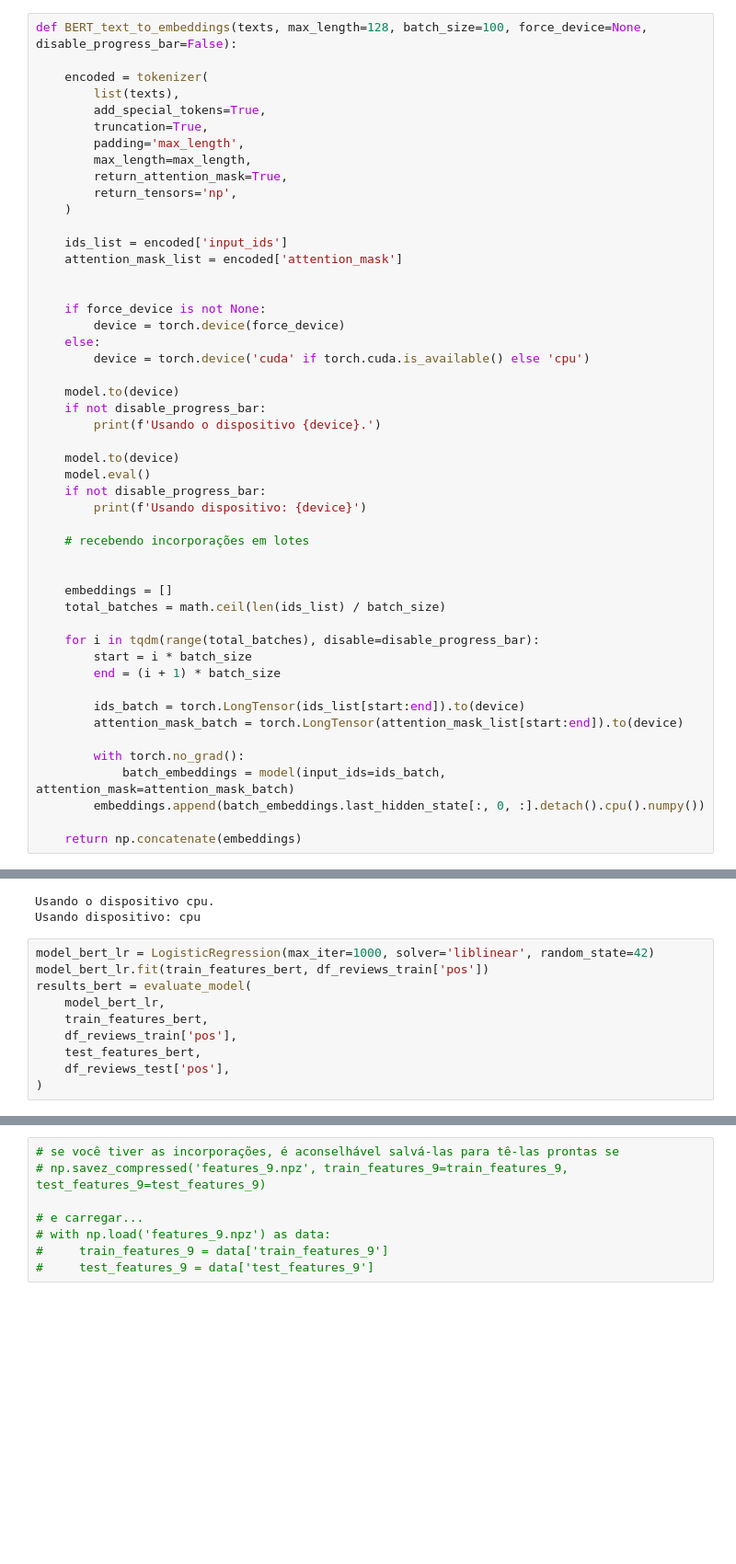
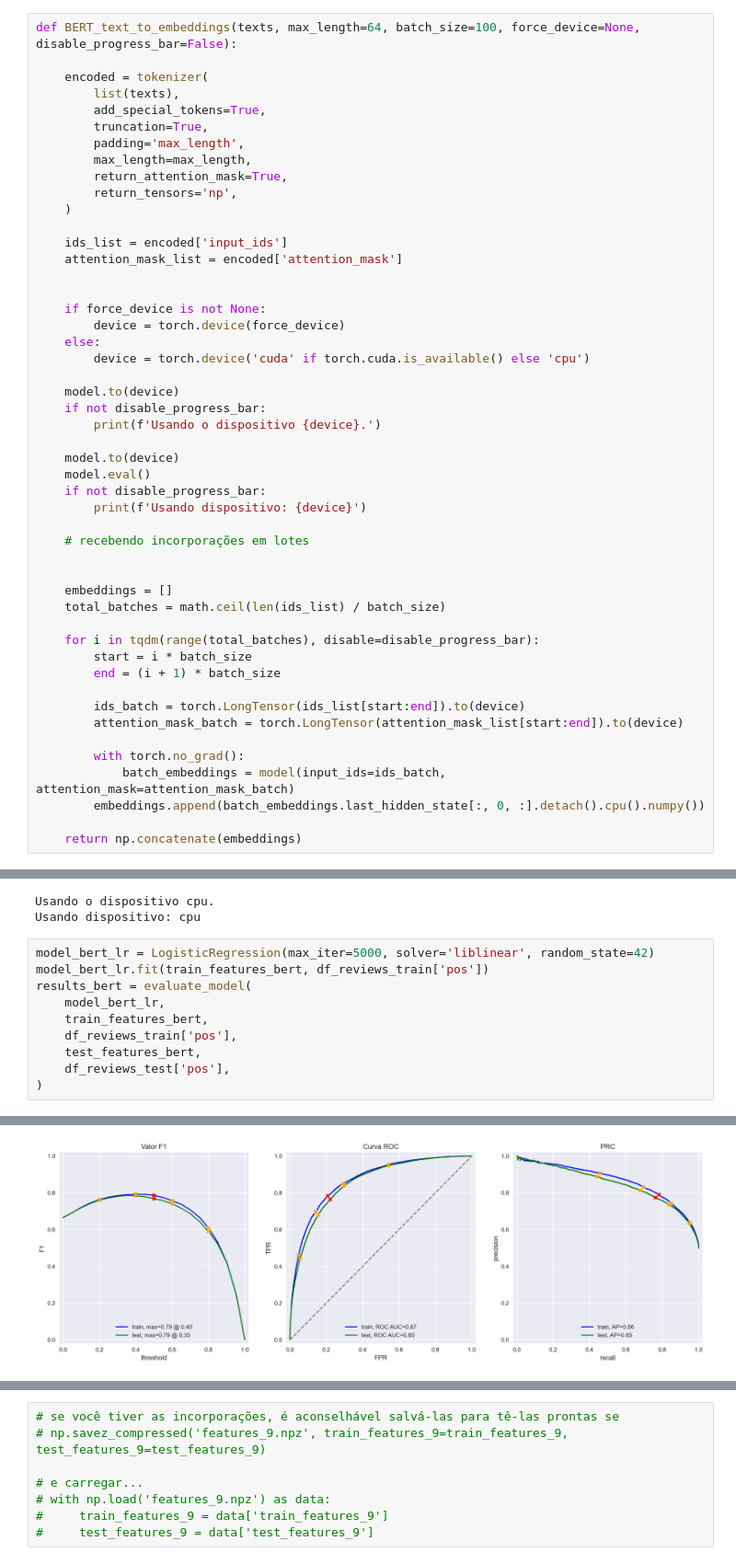
Before and after one commit to FSzekut/Bert, a Jupyter notebook: Notebook/notebook (1).ipynb, the cells around one changed output, grey strips where cells are left out. Shown at 92% size. Cells and saved outputs as stored; diff of their text form; blank space fills up the shorter version.

Commit message:
64_bert

```diff
--- a/Notebook/notebook (1).ipynb
+++ b/Notebook/notebook (1).ipynb
@@ -495,7 +495,7 @@ cls.predictions.transform.LayerNorm.weight | UNEXPECTED |  |
 Notes:
 - UNEXPECTED:   can be ignored when loading from different task/architecture; not ok if you expect identical arch.
 # %%
-def BERT_text_to_embeddings(texts, max_length=128, batch_size=100, force_device=None, disable_progress_bar=False):
+def BERT_text_to_embeddings(texts, max_length=64, batch_size=100, force_device=None, disable_progress_bar=False):
 
     encoded = tokenizer(
         list(texts),
@@ -573,7 +573,7 @@ test_features_bert = BERT_text_to_embeddings(df_reviews_test['review_norm'])
 Usando o dispositivo cpu.
 Usando dispositivo: cpu
 # %%
-model_bert_lr = LogisticRegression(max_iter=1000, solver='liblinear', random_state=42)
+model_bert_lr = LogisticRegression(max_iter=5000, solver='liblinear', random_state=42)
 model_bert_lr.fit(train_features_bert, df_reviews_train['pos'])
 results_bert = evaluate_model(
     model_bert_lr,
@@ -582,3 +582,4 @@ results_bert = evaluate_model(
     test_features_bert,
     df_reviews_test['pos'],
 )
+# %% [output]
@@ -584,0 +591 @@ results_bert = evaluate_model(
+[figure, added]
```
Also changed, not shown: parts of 5 cells of this notebook, 1 other file.
